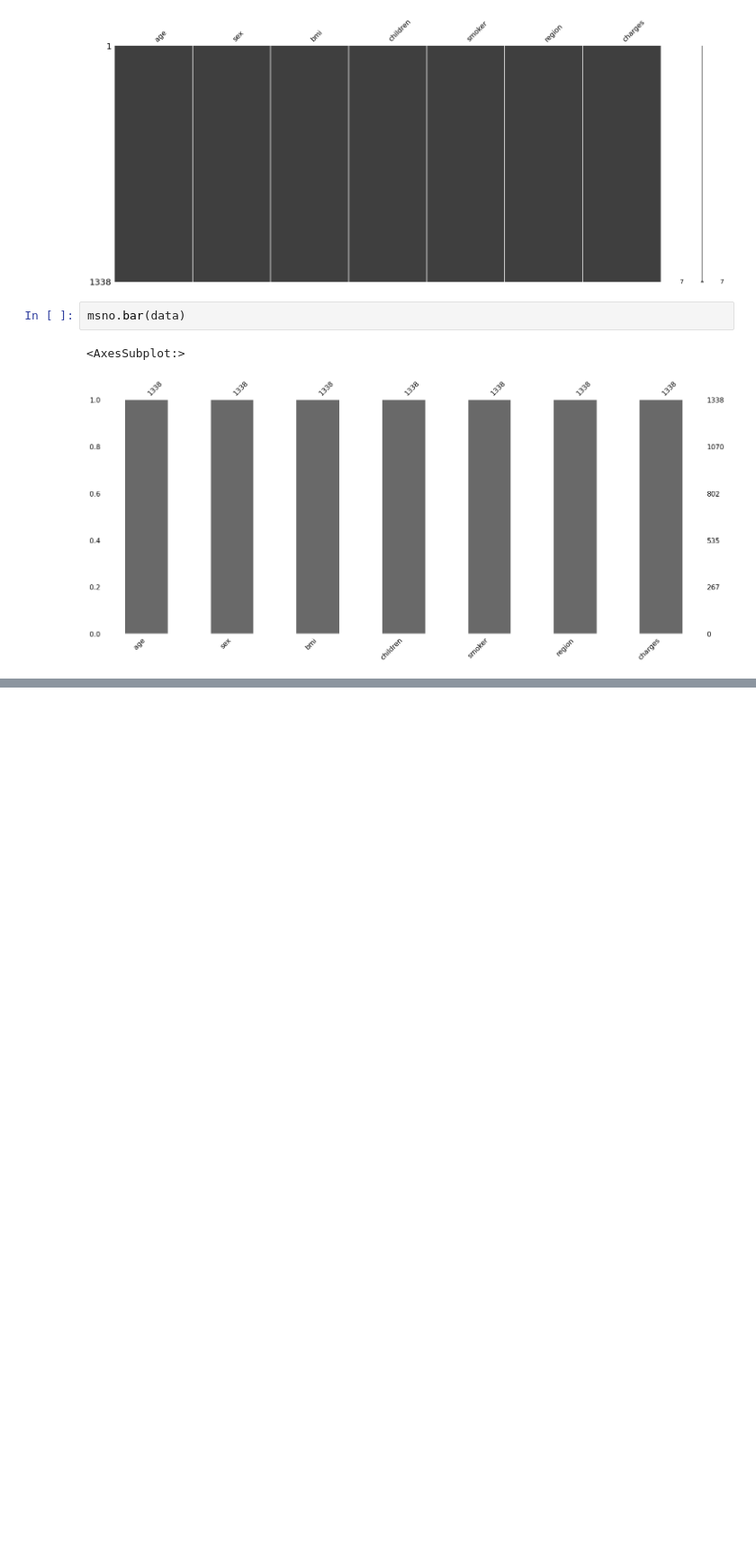
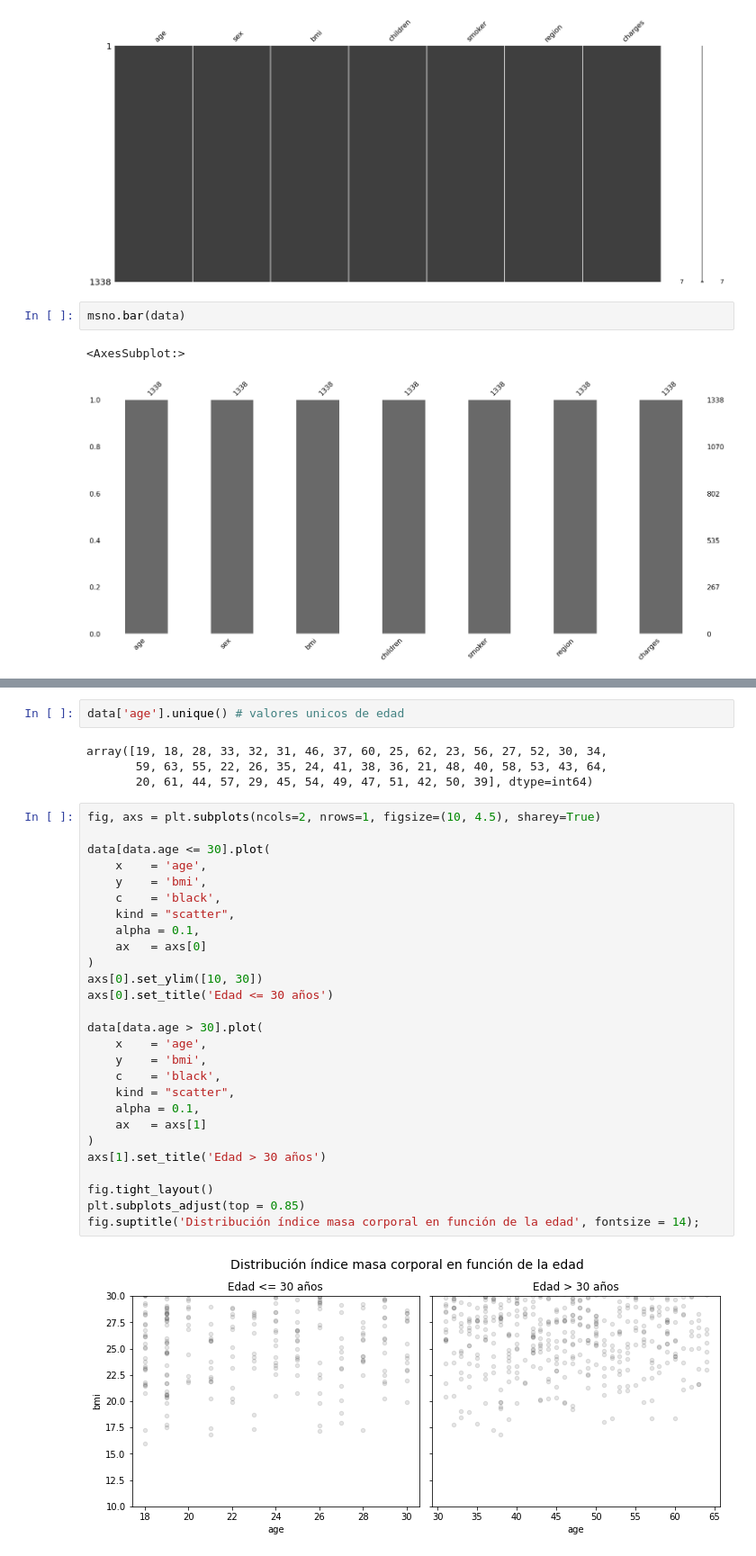
Before and after one commit to drmorales4/proyectoRegresion_BIM2, a Jupyter notebook: pruebaBimestral_medicalCostPersonal.ipynb, the cells around one changed output, grey strips where cells are left out. Shown: that part at 90% size. Drawn from its saved outputs; the diff is of its cells as text; blank space fills up the shorter version.

```diff
--- a/pruebaBimestral_medicalCostPersonal.ipynb
+++ b/pruebaBimestral_medicalCostPersonal.ipynb
@@ -187,0 +115,35 @@ msno.bar(data)
+# %%
+data['age'].unique() # valores unicos de edad
+# %% [output]
+array([19, 18, 28, 33, 32, 31, 46, 37, 60, 25, 62, 23, 56, 27, 52, 30, 34,
+       59, 63, 55, 22, 26, 35, 24, 41, 38, 36, 21, 48, 40, 58, 53, 43, 64,
+       20, 61, 44, 57, 29, 45, 54, 49, 47, 51, 42, 50, 39], dtype=int64)
+# %%
+fig, axs = plt.subplots(ncols=2, nrows=1, figsize=(10, 4.5), sharey=True)
+
+data[data.age <= 30].plot(
+    x    = 'age',
+    y    = 'bmi',
+    c    = 'black',
+    kind = "scatter",
+    alpha = 0.1,
+    ax   = axs[0]
+)
+axs[0].set_ylim([10, 30])
+axs[0].set_title('Edad <= 30 años')
+
+data[data.age > 30].plot(
+    x    = 'age',
+    y    = 'bmi',
+    c    = 'black',
+    kind = "scatter",
+    alpha = 0.1,
+    ax   = axs[1]
+)
+axs[1].set_title('Edad > 30 años')
+
+fig.tight_layout()
+plt.subplots_adjust(top = 0.85)
+fig.suptitle('Distribución índice masa corporal en función de la edad', fontsize = 14);
+# %% [output]
+[figure, added]
```
Also changed, not shown: parts of 44 cells of this notebook.
